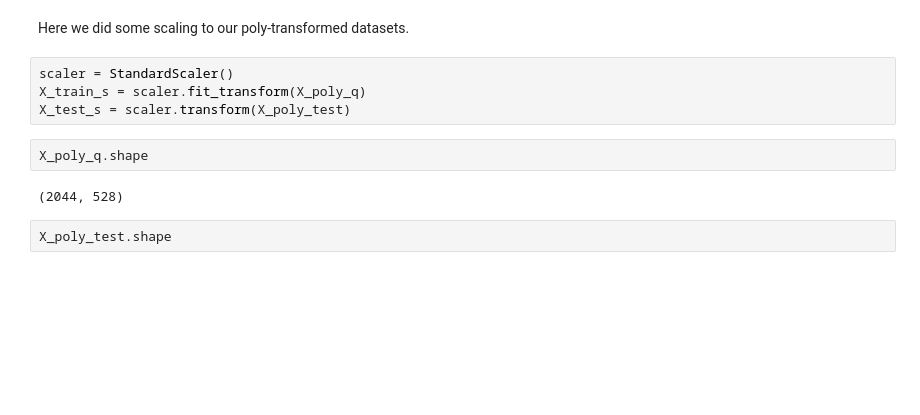
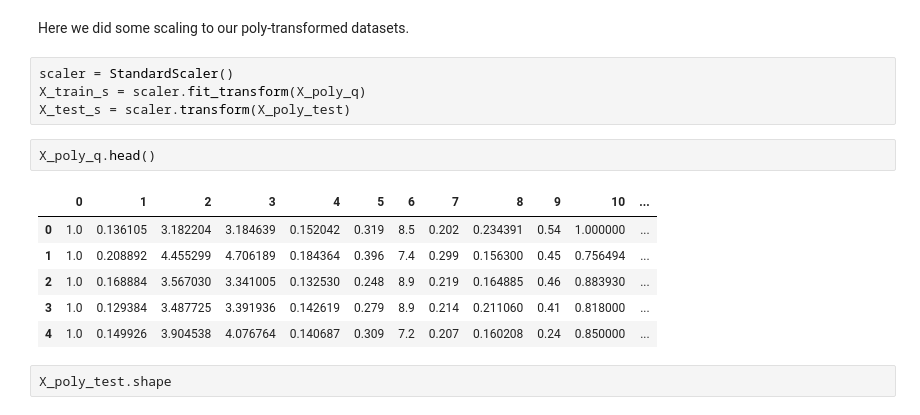
Before and after one commit to awesomeahi95/LaVie-Insurance, a Jupyter notebook: index.ipynb, the cells around one changed output. Drawn from its saved outputs; the diff is of its cells as text; blank space fills up the shorter version.

```diff
--- a/index.ipynb
+++ b/index.ipynb
@@ -553,9 +549,14 @@ scaler = StandardScaler()
 X_train_s = scaler.fit_transform(X_poly_q)
 X_test_s = scaler.transform(X_poly_test)
 # %%
-X_poly_q.shape
+X_poly_q.head()
 # %% [output]
-(2044, 528)
+|  | 0 | 1 | 2 | 3 | 4 | 5 | 6 | 7 | 8 | 9 | 10 | ... |
+| 0 | 1.0 | 0.136105 | 3.182204 | 3.184639 | 0.152042 | 0.319 | 8.5 | 0.202 | 0.234391 | 0.54 | 1.000000 | ... |
+| 1 | 1.0 | 0.208892 | 4.455299 | 4.706189 | 0.184364 | 0.396 | 7.4 | 0.299 | 0.156300 | 0.45 | 0.756494 | ... |
+| 2 | 1.0 | 0.168884 | 3.567030 | 3.341005 | 0.132530 | 0.248 | 8.9 | 0.219 | 0.164885 | 0.46 | 0.883930 | ... |
+| 3 | 1.0 | 0.129384 | 3.487725 | 3.391936 | 0.142619 | 0.279 | 8.9 | 0.214 | 0.211060 | 0.41 | 0.818000 | ... |
+| 4 | 1.0 | 0.149926 | 3.904538 | 4.076764 | 0.140687 | 0.309 | 7.2 | 0.207 | 0.160208 | 0.24 | 0.850000 | ... |
 # %%
 X_poly_test.shape
 # %% [output]
```
Also changed, not shown: parts of 7 cells of this notebook.
